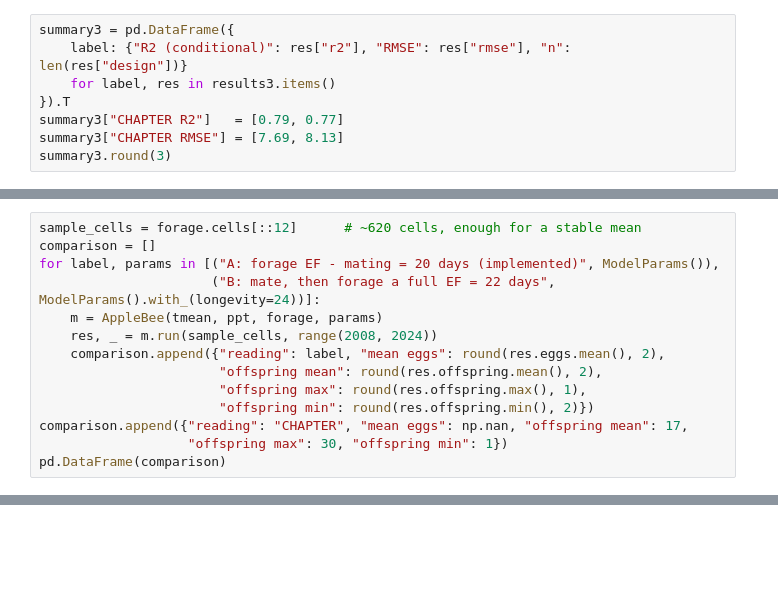
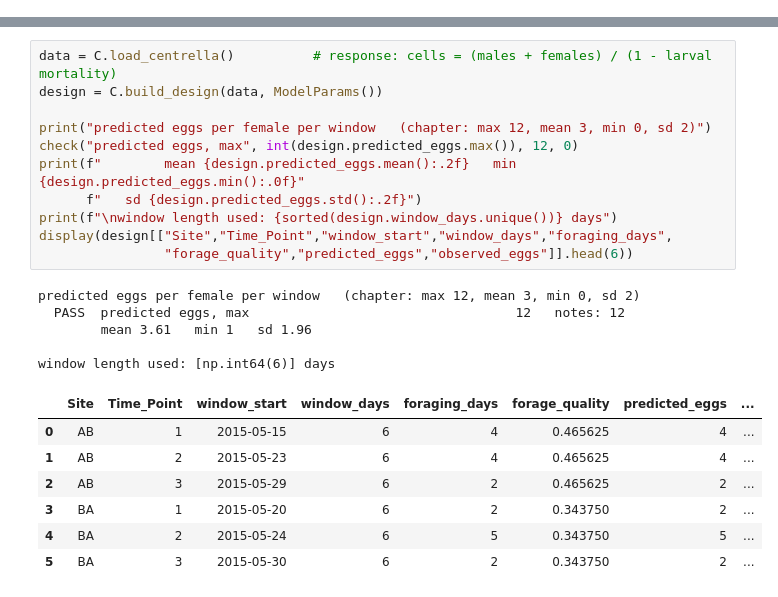
Before and after one commit to eai6/AppleBee, a Jupyter notebook: notebooks/applebee_replication.ipynb, the cells around one changed output, grey strips where cells are left out. Cells and saved outputs as stored; diff of their text form; blank space fills up the shorter version.

```diff
--- a/notebooks/applebee_replication.ipynb
+++ b/notebooks/applebee_replication.ipynb
@@ -754,8 +0,0 @@ grid cell used: (1146, 240)
-# %%
-summary3 = pd.DataFrame({
-    label: {"R2 (conditional)": res["r2"], "RMSE": res["rmse"], "n": len(res["design"])}
-    for label, res in results3.items()
-}).T
-summary3["CHAPTER R2"]   = [0.79, 0.77]
-summary3["CHAPTER RMSE"] = [7.69, 8.13]
-summary3.round(3)
@@ -884,14 +0,0 @@ Run on a subsample of cells for speed.
-# %%
-sample_cells = forage.cells[::12]      # ~620 cells, enough for a stable mean
-comparison = []
-for label, params in [("A: forage EF - mating = 20 days (implemented)", ModelParams()),
-                      ("B: mate, then forage a full EF = 22 days",      ModelParams().with_(longevity=24))]:
-    m = AppleBee(tmean, ppt, forage, params)
-    res, _ = m.run(sample_cells, range(2008, 2024))
-    comparison.append({"reading": label, "mean eggs": round(res.eggs.mean(), 2),
-                       "offspring mean": round(res.offspring.mean(), 2),
-                       "offspring max": round(res.offspring.max(), 1),
-                       "offspring min": round(res.offspring.min(), 2)})
-comparison.append({"reading": "CHAPTER", "mean eggs": np.nan, "offspring mean": 17,
-                   "offspring max": 30, "offspring min": 1})
-pd.DataFrame(comparison)
@@ -1093,0 +220,24 @@ Full reasoning: [`docs/REPLICATION_NOTES.md`](../docs/REPLICATION_NOTES.md).
+# %%
+data = C.load_centrella()          # response: cells = (males + females) / (1 - larval mortality)
+design = C.build_design(data, ModelParams())
+
+print("predicted eggs per female per window   (chapter: max 12, mean 3, min 0, sd 2)")
+check("predicted eggs, max", int(design.predicted_eggs.max()), 12, 0)
+print(f"        mean {design.predicted_eggs.mean():.2f}   min {design.predicted_eggs.min():.0f}"
+      f"   sd {design.predicted_eggs.std():.2f}")
+print(f"\nwindow length used: {sorted(design.window_days.unique())} days")
+display(design[["Site","Time_Point","window_start","window_days","foraging_days",
+                "forage_quality","predicted_eggs","observed_eggs"]].head(6))
+# %% [output]
+predicted eggs per female per window   (chapter: max 12, mean 3, min 0, sd 2)
+  PASS  predicted eggs, max                                  12   notes: 12
+        mean 3.61   min 1   sd 1.96
+
+window length used: [np.int64(6)] days
+|  | Site | Time_Point | window_start | window_days | foraging_days | forage_quality | predicted_eggs | ... |
+| 0 | AB | 1 | 2015-05-15 | 6 | 4 | 0.465625 | 4 | ... |
+| 1 | AB | 2 | 2015-05-23 | 6 | 4 | 0.465625 | 4 | ... |
+| 2 | AB | 3 | 2015-05-29 | 6 | 2 | 0.465625 | 2 | ... |
+| 3 | BA | 1 | 2015-05-20 | 6 | 2 | 0.343750 | 2 | ... |
+| 4 | BA | 2 | 2015-05-24 | 6 | 5 | 0.343750 | 5 | ... |
+| 5 | BA | 3 | 2015-05-30 | 6 | 2 | 0.343750 | 2 | ... |
```
Also changed, not shown: parts of 102 cells of this notebook, 14 other files.
